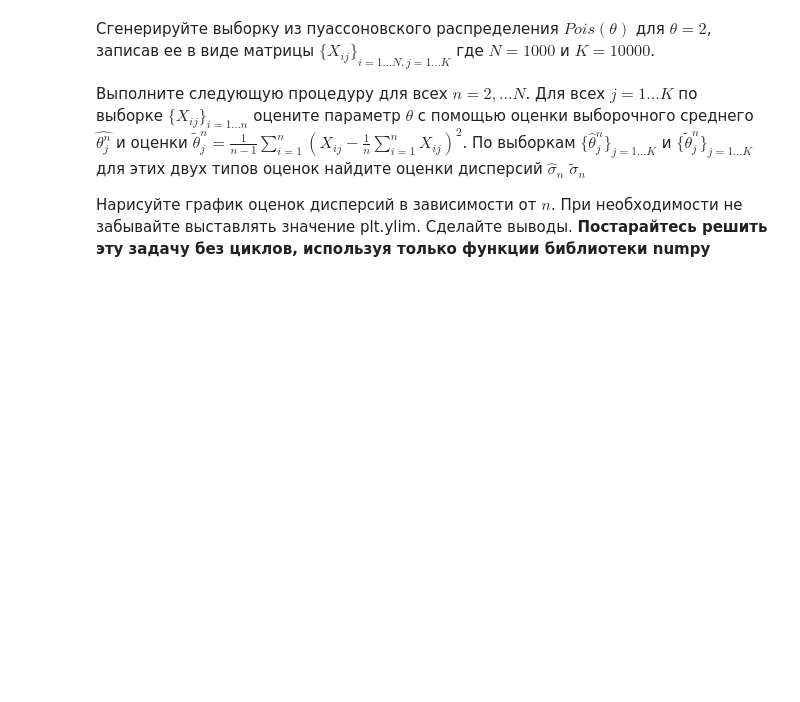
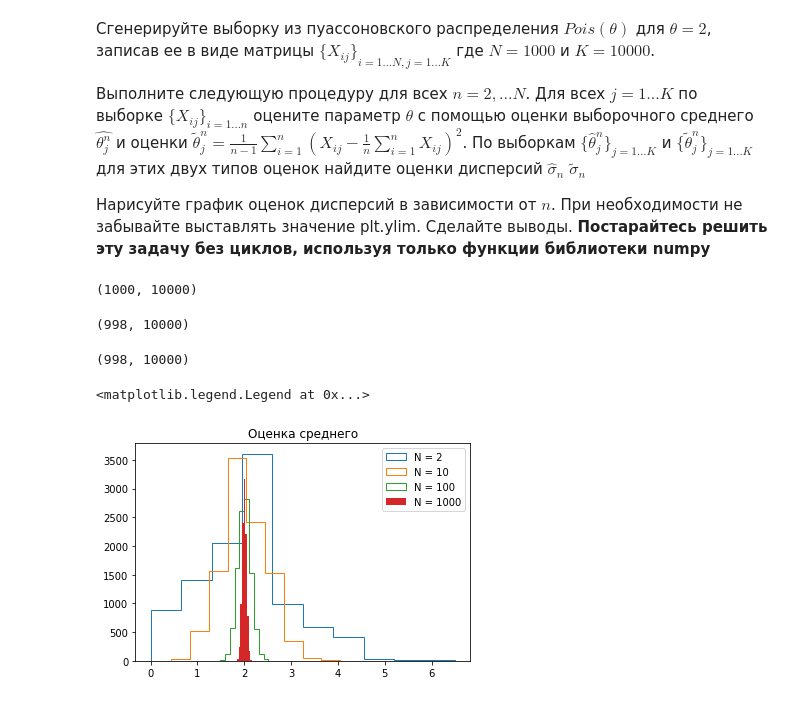
Before and after one commit to SergKuznetsov86/python_and_math, a Jupyter notebook: hw2_3.ipynb, the cells around one changed output. Drawn from its saved outputs; the diff is of its cells as text; code cells hidden in the pictures; blank space fills up the shorter version.

```diff
--- a/hw2_3.ipynb
+++ b/hw2_3.ipynb
@@ -184,0 +180,33 @@ plt.plot(sp, cdf)
+# %%
+N = 1000
+K = 10000
+
+# Формируем матрицу распределения Пуассона
+poisson_sample = np.array([stats.poisson(2).rvs(size = K) for i in range(N)])
+poisson_sample.shape
+# %% [output]
+(1000, 10000)
+# %%
+# Находим выборочное среднее
+sample_means = np.array([poisson_sample[:n, :].mean(axis = 0) for n in range(2, N)])
+sample_means.shape
+# %% [output]
+(998, 10000)
+# %%
+# Находим выборочную дисперсию
+sample_vars = np.array([poisson_sample[:n, :].var(axis = 0, ddof = 1) for n in range(2, N)])
+sample_vars.shape
+# %% [output]
+(998, 10000)
+# %%
+# Оценка среднего
+plt.hist(sample_means[0,:], histtype =  'step', label = 'N = 2')
+plt.hist(sample_means[7,:], histtype =  'step', label = 'N = 10')
+plt.hist(sample_means[97,:], histtype =  'step', label = 'N = 100')
+plt.hist(sample_means[997,:], label = 'N = 1000')
+
+plt.title('Оценка среднего')
+plt.legend(loc='upper right')
+# %% [output]
+<matplotlib.legend.Legend at 0x...>
+[figure, added]
```
Also changed, not shown: parts of 5 cells of this notebook.
